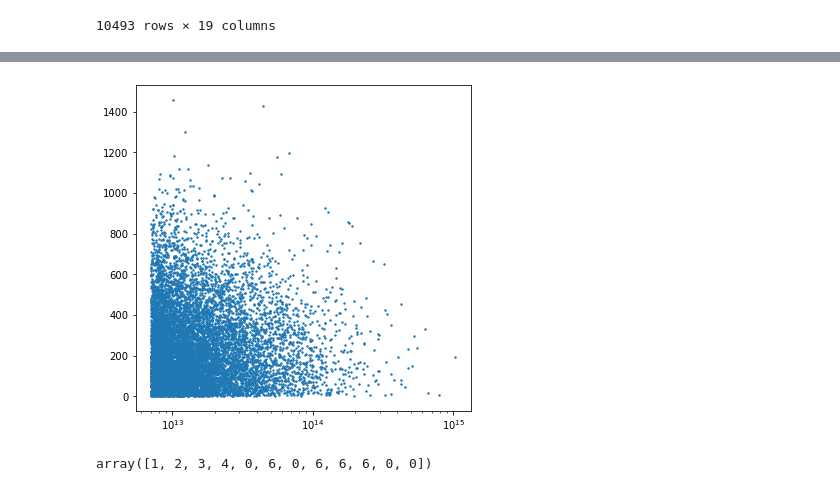
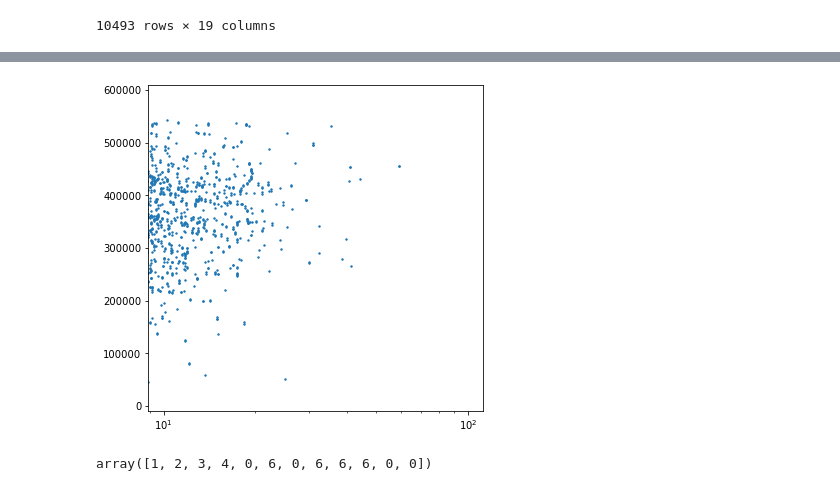
Before and after one commit to antolonappan/kSZscaler, a Jupyter notebook: Notebooks/dist.ipynb, the cells around one changed output, grey strips where cells are left out. Saved outputs shown, nothing was run; the diff lists cells and outputs as text; code cells hidden in the pictures.

```diff
--- a/Notebooks/dist.ipynb
+++ b/Notebooks/dist.ipynb
@@ -14,5 +11,5 @@ The autoreload extension is already loaded. To reload it, use:
 # %%
-dis = Distribution('x',105,'140','')
+dis = Distribution('x',10,'140','')
 # %%
 dis.plot()
 # %% [output]
@@ -125,10 +51,10 @@ dis.get_grid()
 # %%
 plt.figure(figsize=(6,6))
-
-plt.scatter(dis.dataframe['m500c[Msol/h]'],np.abs(dis.dataframe['vx[km/s]']),s=2)
+r = np.sqrt(dis.dataframe['x[kpc/h]']**2+dis.dataframe['y[kpc/h]']**2+dis.dataframe['z[kpc/h]']**2)
+plt.scatter(dis.dataframe['no_g_dens'],r,s=2)
 plt.xscale('log')
 # %% [output]
-[figure, old version]
+[figure, new version]
 # %%
 import numpy as np
 # %%
```
Also changed, not shown: parts of 10 cells of this notebook, 2 other files.
